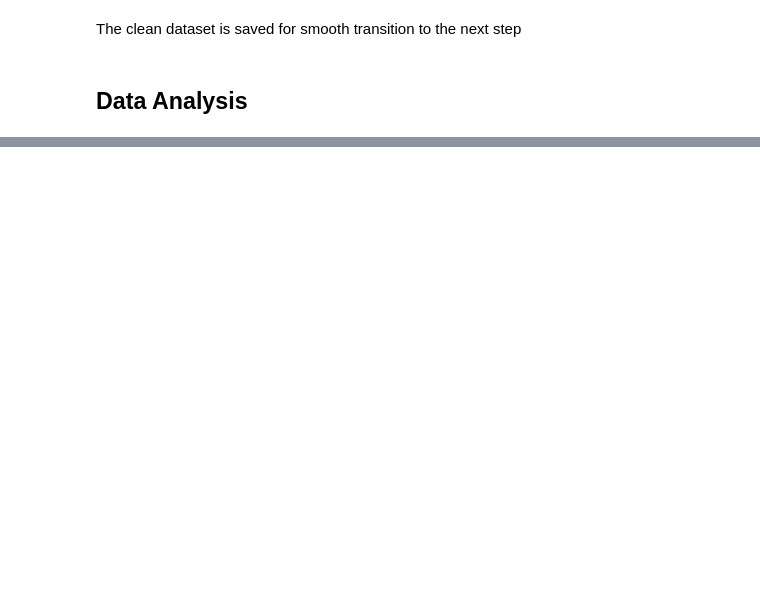
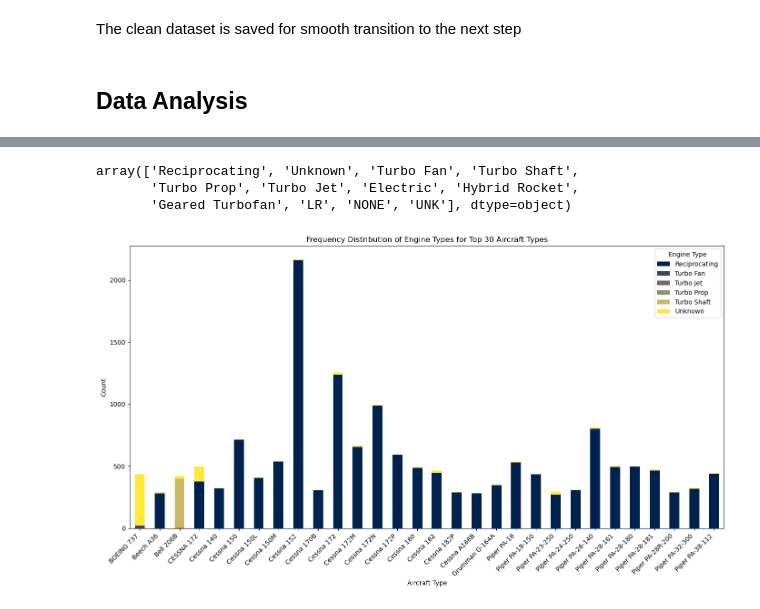
Before and after one commit to NgureGlo/Aviation_Project, a Jupyter notebook: aircraft_risk_analysis.ipynb, the cells around one changed output, grey strips where cells are left out. Drawn from its saved outputs; the diff is of its cells as text; code cells hidden in the pictures; blank space fills up the shorter version.

```diff
--- a/aircraft_risk_analysis.ipynb
+++ b/aircraft_risk_analysis.ipynb
@@ -501,22 +604,27 @@ plt.show()
 # %%
-aviation_data_clean['Engine.Type'].value_counts()
 aviation_data_clean['Engine.Type'].unique()
+# %% [output]
+array(['Reciprocating', 'Unknown', 'Turbo Fan', 'Turbo Shaft',
+       'Turbo Prop', 'Turbo Jet', 'Electric', 'Hybrid Rocket',
+       'Geared Turbofan', 'LR', 'NONE', 'UNK'], dtype=object)
 # %%
-# Get the top 10 aircraft types based on occurrence counts
-top_10_aircraft_types = aviation_data_clean['Aircraft.Type'].value_counts().head(30).index.tolist()
+# Getting the top 30 aircraft types based on occurrence counts
+top_30_aircraft_types = aviation_data_clean['Aircraft.Type'].value_counts().head(30).index.tolist()
 
-# Filter the dataset to include only the top 10 aircraft types
-top_10_data = aviation_data_clean[aviation_data_clean['Aircraft.Type'].isin(top_10_aircraft_types)]
+# Filtering the dataset to include only the top 30 aircraft types
+top_30_data = aviation_data_clean[aviation_data_clean['Aircraft.Type'].isin(top_30_aircraft_types)]
 
-# Create a crosstab to show the frequency of each engine type for every top aircraft type
-engine_type_freq = pd.crosstab(top_10_data['Aircraft.Type'], top_10_data['Engine.Type'])
+# Creating a crosstab to show the frequency of each engine type for every top aircraft type
+engine_type_freq = pd.crosstab(top_30_data['Aircraft.Type'], top_30_data['Engine.Type'])
 
 # Plotting the stacked bar chart
 engine_type_freq.plot(kind='bar', stacked=True, figsize=(14, 8), cmap='cividis')
-plt.title('Frequency Distribution of Engine Types for Top 10 Aircraft Types')
+plt.title('Frequency Distribution of Engine Types for Top 30 Aircraft Types')
 plt.xlabel('Aircraft Type')
 plt.ylabel('Count')
 plt.xticks(rotation=45, ha='right')
 plt.legend(title='Engine Type')
 plt.tight_layout()
 plt.show()
+# %% [output]
+[figure, added]
```
Also changed, not shown: parts of 62 cells of this notebook.
